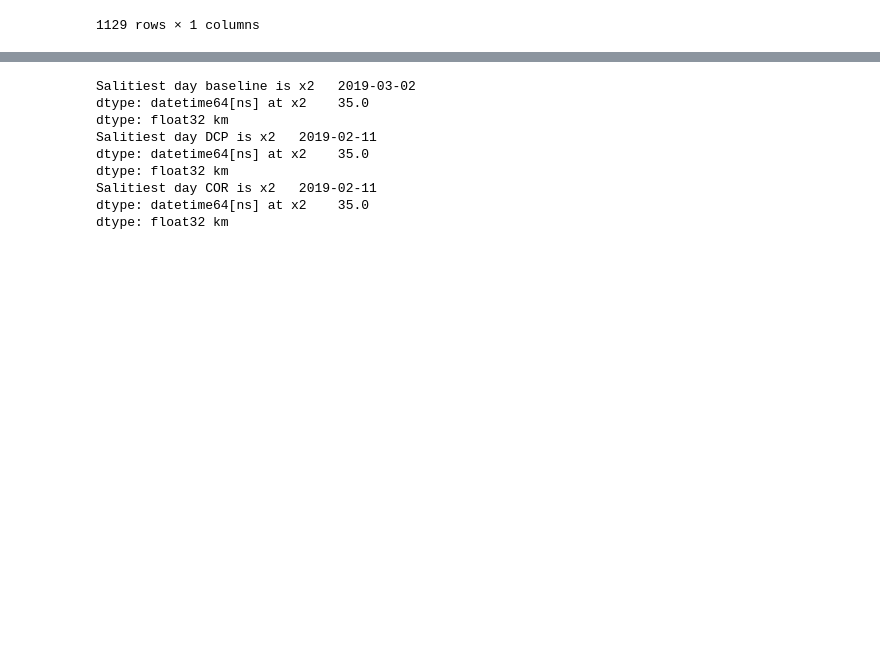
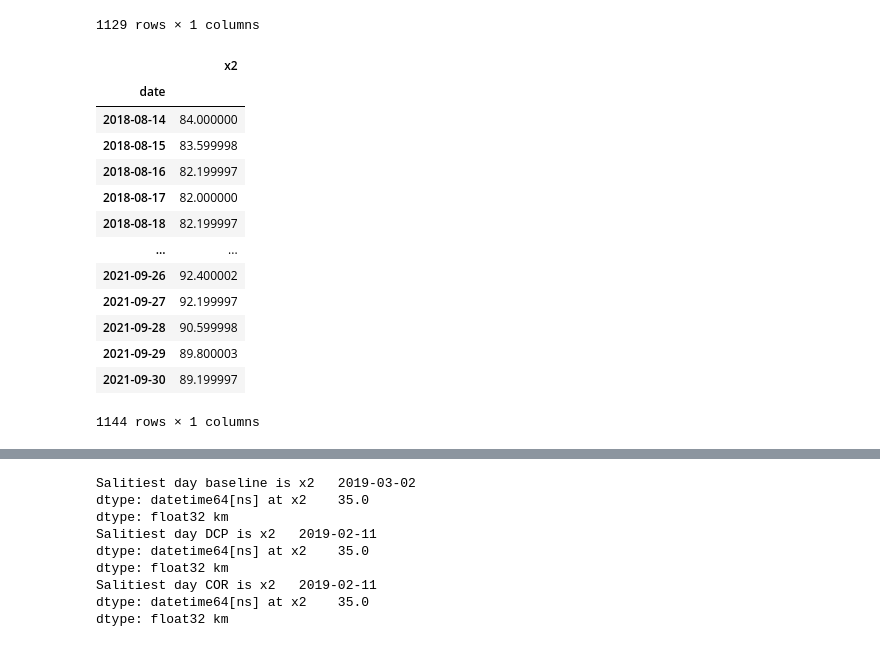
Before and after one commit to jennaisrael/Savio_scratch_back_up, a Jupyter notebook: Plotting/expanse/ch_3/x2_plots.ipynb, the cells around one changed output, grey strips where cells are left out. Cells and saved outputs as stored; diff of their text form; code cells hidden in the pictures; blank space fills up the shorter version.

```diff
--- a/Plotting/expanse/ch_3/x2_plots.ipynb
+++ b/Plotting/expanse/ch_3/x2_plots.ipynb
@@ -32,6 +32,23 @@ base1
 | 2021-09-29 | 89.800003 |
 | 2021-09-30 | 89.199997 |
 1129 rows × 1 columns
+# %%
+dcp1
+# %% [output]
+|  | x2 |
+| date |  |
+| 2018-08-14 | 84.000000 |
+| 2018-08-15 | 83.599998 |
+| 2018-08-16 | 82.199997 |
+| 2018-08-17 | 82.000000 |
+| 2018-08-18 | 82.199997 |
+| ... | ... |
+| 2021-09-26 | 92.400002 |
+| 2021-09-27 | 92.199997 |
+| 2021-09-28 | 90.599998 |
+| 2021-09-29 | 89.800003 |
+| 2021-09-30 | 89.199997 |
+1144 rows × 1 columns
 # %%
 # # load the flux time series for each scenario
 # base2=pd.read_csv('/home/jisrael/schism_scripts/postprocessing/x2/run_27/x2_ts_bay_sjr.csv',parse_dates=["0"],dtype=np.float32).rename(columns={'0':'date','1':'x2'}).set_index(["date"])
```
Also changed, not shown: parts of 10 cells of this notebook, 4 other files.
